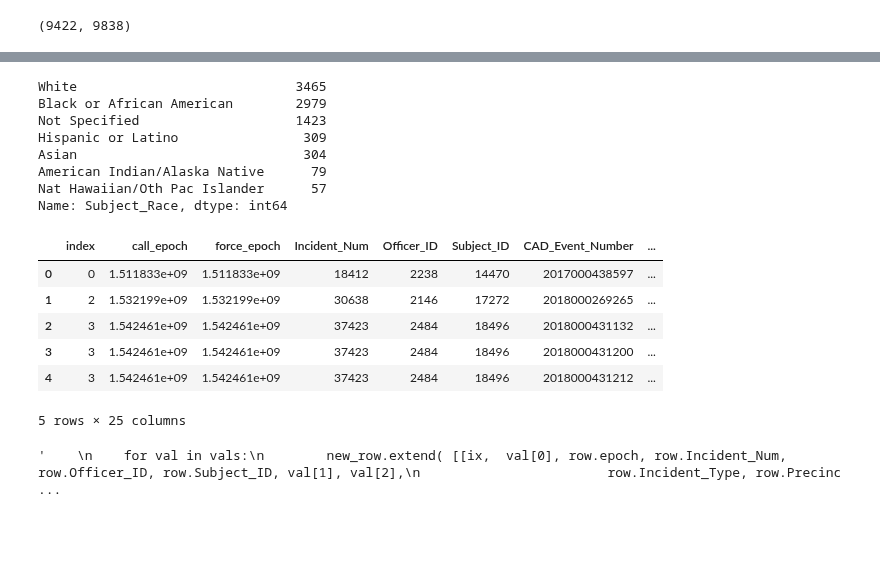
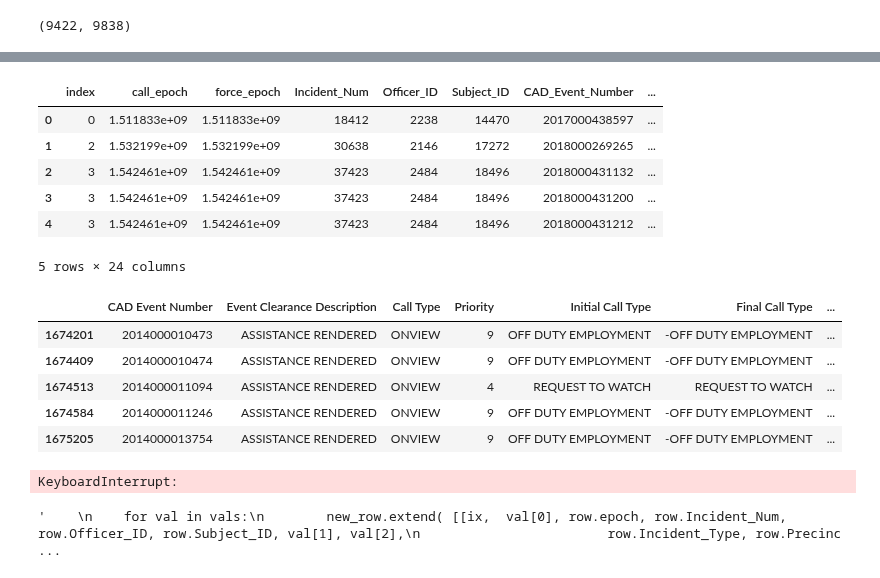
Before and after one commit to SarahMBurgart/use-of-force, a Jupyter notebook: EDA.ipynb, the cells around one changed output, grey strips where cells are left out. Cells and saved outputs as stored; diff of their text form; code cells hidden in the pictures; blank space fills up the shorter version.

Commit message:
cleaning up and paring down the code to compute time columns

```diff
--- a/EDA.ipynb
+++ b/EDA.ipynb
@@ -225,31 +158,10 @@ new_merged.force_epoch = pd.to_numeric(new_merged.force_epoch, downcast="integer
-# %%
-dfrs = new_merged["CAD_Event_Number"].value_counts()
-two = []
-for v, i in zip(dfrs.values, dfrs.index):
-    if v >1:
-        two.append(i)
-# len(two) == 362
-s = [x > 1 for x in dfrs]
-dd =dfrs[s]
-t = new_merged[new_merged["CAD_Event_Number"].isin(two)]
-new_merged["Subject_Race"].value_counts()
-# %% [output]
-White                            3465
-Black or African American        2979
-Not Specified                    1423
-Hispanic or Latino                309
-Asian                             304
-American Indian/Alaska Native      79
-Nat Hawaiian/Oth Pac Islander      57
-Name: Subject_Race, dtype: int64
 # %%
 # make numeric
 rev_df = new_merged.replace("-1", -1)
-rev_df["time"] = pd.to_datetime(rev_df["time "])
 rev_df["Original_Time_Queued"] = pd.to_datetime(rev_df["Original_Time_Queued"])
-rev_df["time"].apply(lambda x: pd.datetime.strftime(x, '%H:%M:%S'))
 
-rev_df.head()
+
+#rev_df.head()
 # %% [output]
 |  | index | call_epoch | force_epoch | Incident_Num | Officer_ID | Subject_ID | CAD_Event_Number | ... |
 | 0 | 0 | 1.511833e+09 | 1.511833e+09 | 18412 | 2238 | 14470 | 2017000438597 | ... |
@@ -257,5 +169,5 @@ rev_df.head()
 | 2 | 3 | 1.542461e+09 | 1.542461e+09 | 37423 | 2484 | 18496 | 2018000431132 | ... |
 | 3 | 3 | 1.542461e+09 | 1.542461e+09 | 37423 | 2484 | 18496 | 2018000431200 | ... |
 | 4 | 3 | 1.542461e+09 | 1.542461e+09 | 37423 | 2484 | 18496 | 2018000431212 | ... |
-5 rows × 25 columns
+5 rows × 24 columns
 # %%
@@ -267,8 +180,29 @@ def callstime(df, col_arrive):
     df["day"] = yearmonthday.apply(lambda x: x[1])
     month_dict = {"Jan": 1, "Feb": 2, "Mar": 3, "Apr": 4, "May": 5, "Jun": 6, "Jul": 7, "Aug": 8, "Sep": 9, "Oct": 10, "Nov": 11, "Dec":12}
     df["month"] = yearmonthday.apply(lambda x: month_dict[x[0]])
-    df["time"] = yearmonthday.apply(lambda x: x[3])
+    time = yearmonthday.apply(lambda x: x[3])
+    tim = time.split(":")
+    df["hour"] = tim.apply(lambda x: x[0])
+
+
+
     return df
 
 calls = callstime(calls,"Arrived Time")
 calls17 = calls[calls["year"].isin(["2014", "2015", "2016", "2017", "2018", "2019"])]
+# %%
+calls17.head()
+# %% [output]
+|  | CAD Event Number | Event Clearance Description | Call Type | Priority | Initial Call Type | Final Call Type | ... |
+| 1674201 | 2014000010473 | ASSISTANCE RENDERED | ONVIEW | 9 | OFF DUTY EMPLOYMENT | -OFF DUTY EMPLOYMENT | ... |
+| 1674409 | 2014000010474 | ASSISTANCE RENDERED | ONVIEW | 9 | OFF DUTY EMPLOYMENT | -OFF DUTY EMPLOYMENT | ... |
+| 1674513 | 2014000011094 | ASSISTANCE RENDERED | ONVIEW | 4 | REQUEST TO WATCH | REQUEST TO WATCH | ... |
+| 1674584 | 2014000011246 | ASSISTANCE RENDERED | ONVIEW | 9 | OFF DUTY EMPLOYMENT | -OFF DUTY EMPLOYMENT | ... |
+| 1675205 | 2014000013754 | ASSISTANCE RENDERED | ONVIEW | 9 | OFF DUTY EMPLOYMENT | -OFF DUTY EMPLOYMENT | ... |
+# %%
+s = pd.to_datetime(calls17["Original Time Queued"], infer_datetime_format=True)
+#(calls17["time"])
+
+#.apply(lambda x: pd.datetime.strftime(x, '%H:%M:%S'))
+# %% [output]
+KeyboardInterrupt:
```
Also changed, not shown: parts of 20 cells of this notebook.
